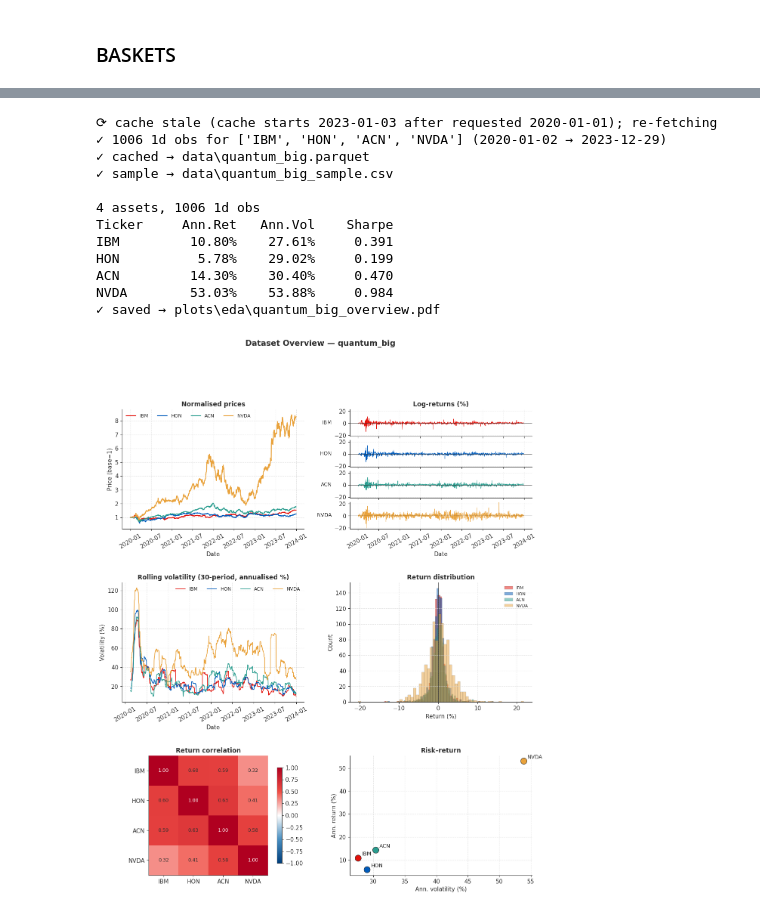
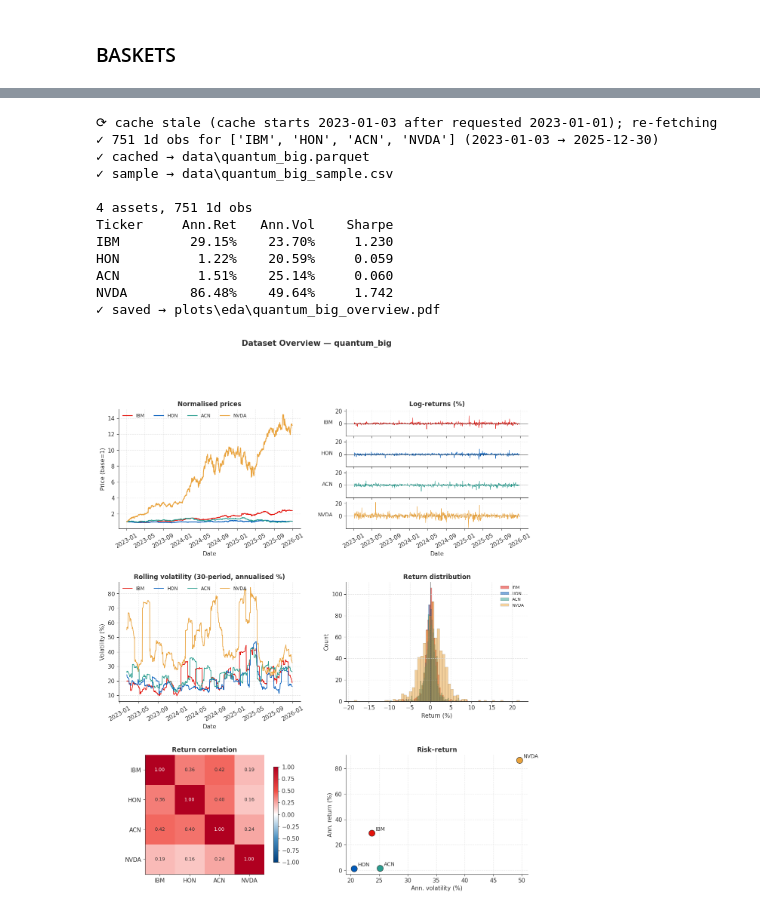
Before and after one commit to egil10/fys5419, a Jupyter notebook: project2/code/notebooks/snp.ipynb, the cells around one changed output, grey strips where cells are left out. Drawn from its saved outputs; the diff is of its cells as text; code cells hidden in the pictures.

```diff
--- a/project2/code/notebooks/snp.ipynb
+++ b/project2/code/notebooks/snp.ipynb
@@ -4,12 +4,15 @@
 ### IMPORTS
 # %%
 import sys
-
 from pathlib import Path
 sys.path.append(str(Path.cwd().parent))
 
 from scripts.snp import SNP
-from scripts.baskets import get, BASKETS, config
+from scripts.baskets import get, BASKETS
+
+# Date range for all fetches in this notebook
+START_DATE = "2023-01-01"
+END_DATE   = "2025-12-31"
 # %% [markdown]
 ### DATA
 # %%
@@ -114,20 +113,20 @@ QUBT       -72.51%    97.54%    -0.743
 # %%
-# single basket — first run fetches + caches, later runs load from disk
-snp = SNP(get("quantum_big"), "2020-01-01", "2023-12-31").cached_fetch(name="quantum_big")
+# single basket - first run fetches + caches, later runs load from disk
+snp = SNP(get("quantum_big"), START_DATE, END_DATE).cached_fetch(name="quantum_big")
 snp.summary()
 snp.plot(save=True, name="quantum_big")
 # %% [output]
-⟳ cache stale (cache starts 2023-01-03 after requested 2020-01-01); re-fetching
-✓ 1006 1d obs for ['IBM', 'HON', 'ACN', 'NVDA'] (2020-01-02 → 2023-12-29)
+⟳ cache stale (cache starts 2023-01-03 after requested 2023-01-01); re-fetching
+✓ 751 1d obs for ['IBM', 'HON', 'ACN', 'NVDA'] (2023-01-03 → 2025-12-30)
 ✓ cached → data\quantum_big.parquet
 ✓ sample → data\quantum_big_sample.csv
 
-4 assets, 1006 1d obs
+4 assets, 751 1d obs
 Ticker     Ann.Ret   Ann.Vol    Sharpe
-IBM         10.80%    27.61%     0.391
-HON          5.78%    29.02%     0.199
-ACN         14.30%    30.40%     0.470
-NVDA        53.03%    53.88%     0.984
+IBM         29.15%    23.70%     1.230
+HON          1.22%    20.59%     0.059
+ACN          1.51%    25.14%     0.060
+NVDA        86.48%    49.64%     1.742
 ✓ saved → plots\eda\quantum_big_overview.pdf
-[figure, old version]
+[figure, new version]
 # %%
```
Also changed, not shown: parts of 4 cells of this notebook, 26 other files.
